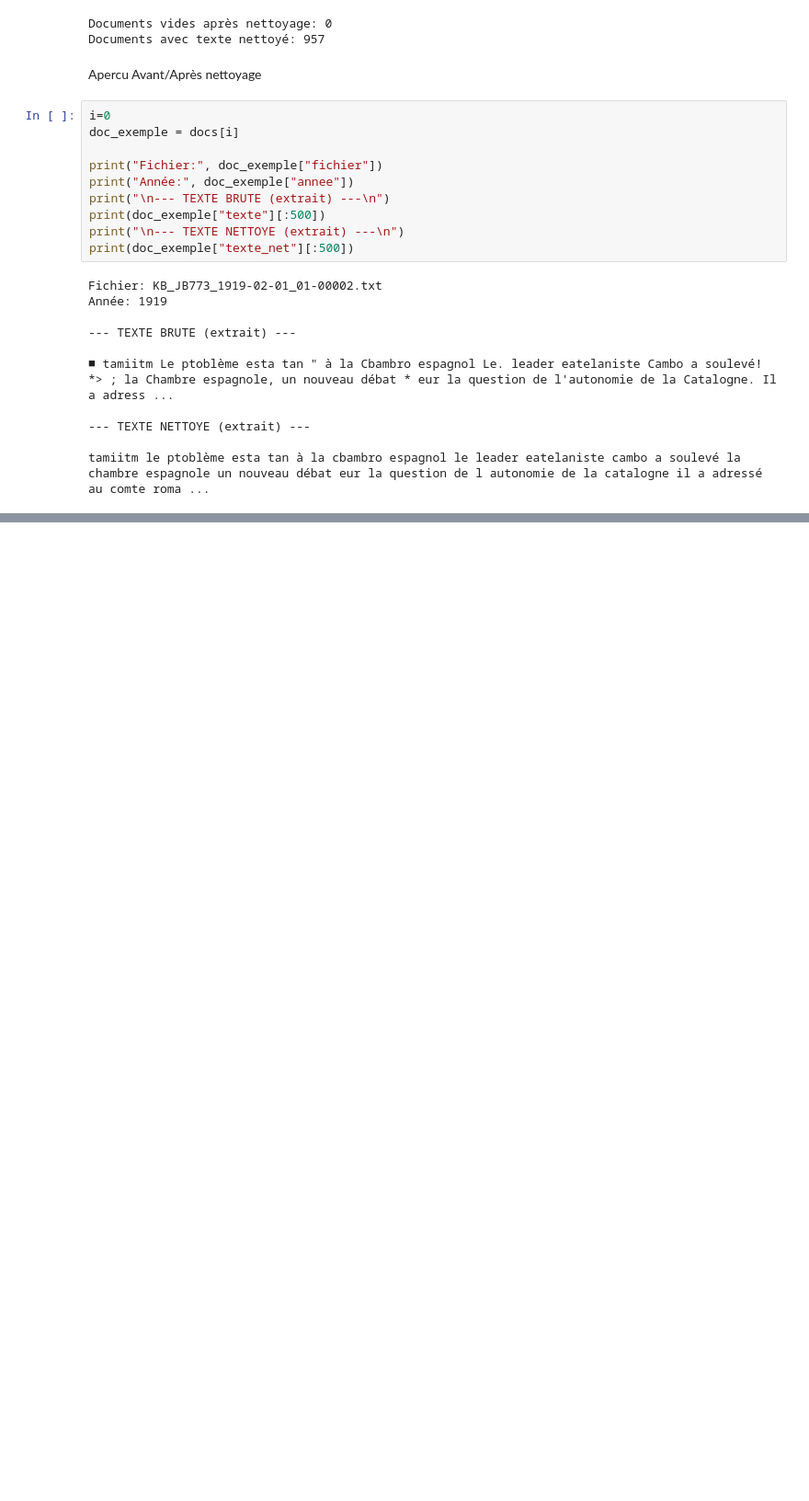
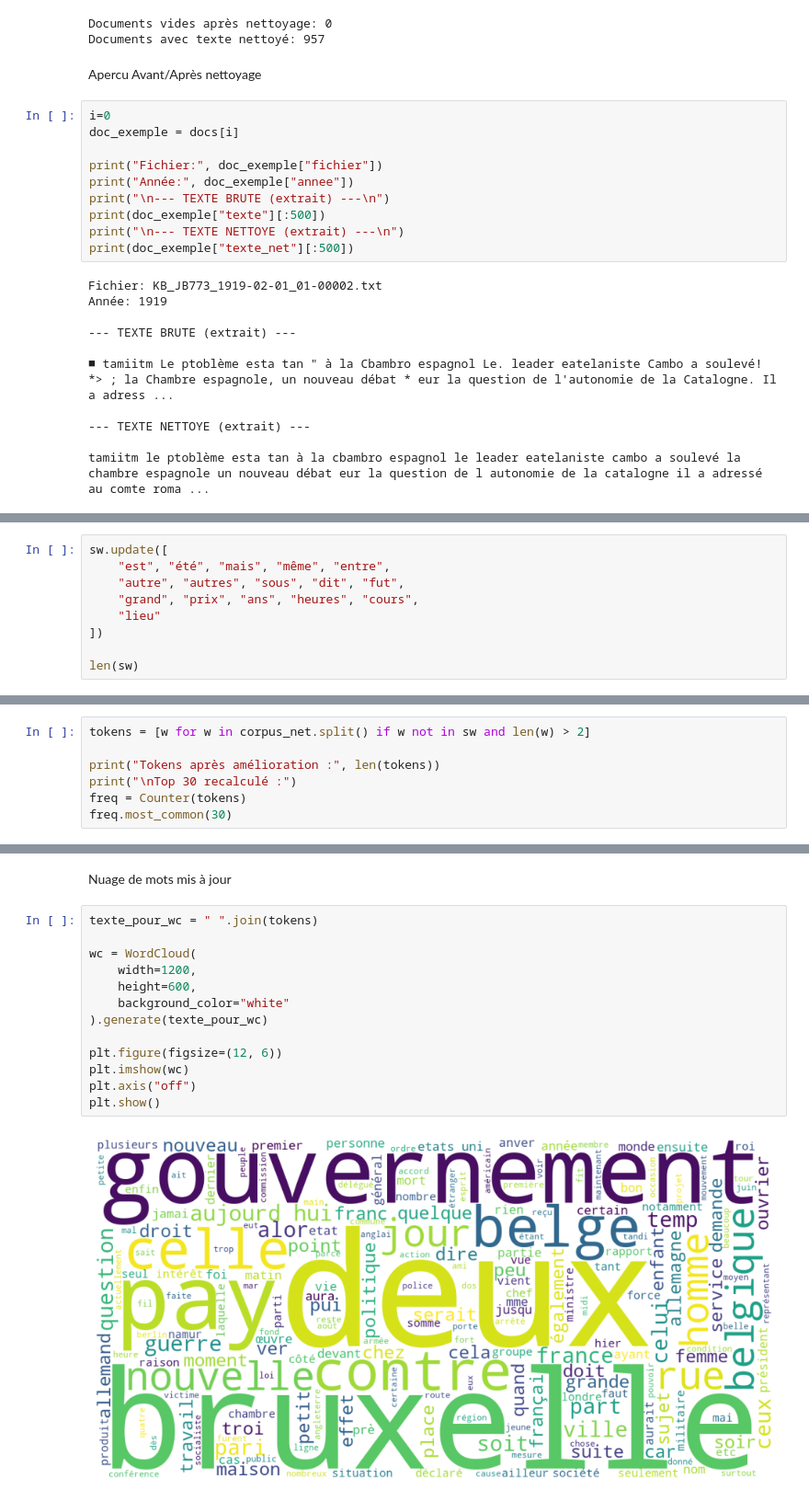
Before and after one commit to ArmelFopa/Projet_TAC_1, a Jupyter notebook: tps/tp4/projet_final.ipynb, the cells around one changed output, grey strips where cells are left out. Shown: that part at 92% size. Drawn from its saved outputs; the diff is of its cells as text; blank space fills up the shorter version.

```diff
--- a/tps/tp4/projet_final.ipynb
+++ b/tps/tp4/projet_final.ipynb
@@ -203,0 +299,9 @@ tamiitm le ptoblème esta tan à la cbambro espagnol le leader eatelaniste cambo
+# %%
+sw.update([
+    "est", "été", "mais", "même", "entre",
+    "autre", "autres", "sous", "dit", "fut",
+    "grand", "prix", "ans", "heures", "cours",
+    "lieu"
+])
+
+len(sw)
@@ -203,0 +312,7 @@ tamiitm le ptoblème esta tan à la cbambro espagnol le leader eatelaniste cambo
+# %%
+tokens = [w for w in corpus_net.split() if w not in sw and len(w) > 2]
+
+print("Tokens après amélioration :", len(tokens))
+print("\nTop 30 recalculé :")
+freq = Counter(tokens)
+freq.most_common(30)
@@ -203,0 +340,17 @@ tamiitm le ptoblème esta tan à la cbambro espagnol le leader eatelaniste cambo
+# %% [markdown]
+Nuage de mots mis à jour
+# %%
+texte_pour_wc = " ".join(tokens)
+
+wc = WordCloud(
+    width=1200,
+    height=600,
+    background_color="white"
+).generate(texte_pour_wc)
+
+plt.figure(figsize=(12, 6))
+plt.imshow(wc)
+plt.axis("off")
+plt.show()
+# %% [output]
+[figure, added]
```
Also changed, not shown: parts of 11 cells of this notebook.
